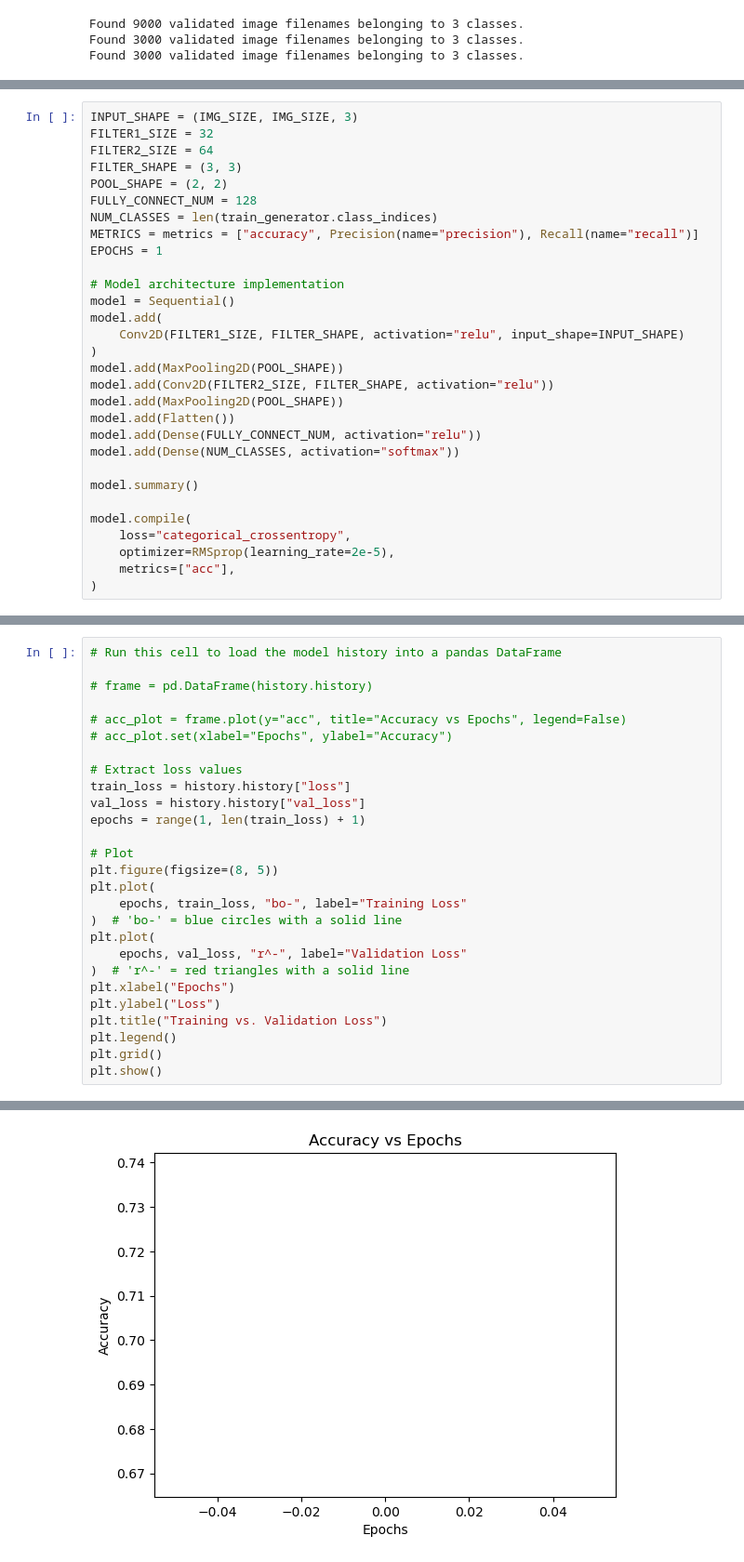
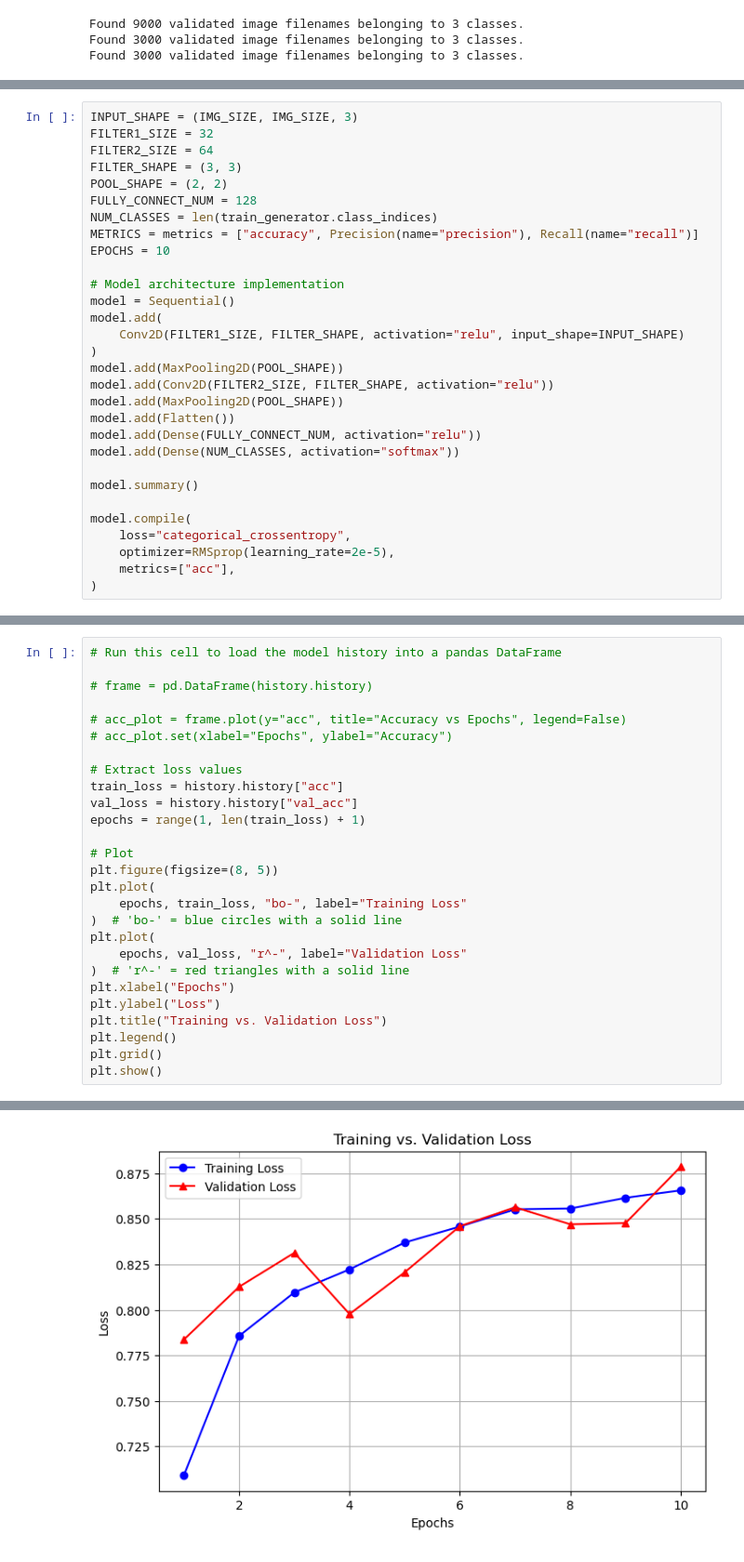
Before and after one commit to sgarnica1/ml-lung-cancer-classification, a Jupyter notebook: lung_cancer.ipynb, the cells around one changed output, grey strips where cells are left out. Shown at 93% size. Saved outputs shown, nothing was run; the diff lists cells and outputs as text.

```diff
--- a/lung_cancer.ipynb
+++ b/lung_cancer.ipynb
@@ -140,7 +140,7 @@ POOL_SHAPE = (2, 2)
 FULLY_CONNECT_NUM = 128
 NUM_CLASSES = len(train_generator.class_indices)
 METRICS = metrics = ["accuracy", Precision(name="precision"), Recall(name="recall")]
-EPOCHS = 1
+EPOCHS = 10
 
 # Model architecture implementation
 model = Sequential()
@@ -203,8 +222,8 @@ loss = history.history["loss"]
 # acc_plot.set(xlabel="Epochs", ylabel="Accuracy")
 
 # Extract loss values
-train_loss = history.history["loss"]
-val_loss = history.history["val_loss"]
+train_loss = history.history["acc"]
+val_loss = history.history["val_acc"]
 epochs = range(1, len(train_loss) + 1)
 
 # Plot
@@ -226,4 +244,4 @@ plt.show()
-[figure, old version]
+[figure, new version]
 # %%
 # acc_plot = frame.plot(y="loss", title="Loss vs Epochs", legend=False)
 # acc_plot.set(xlabel="Epochs", ylabel="Loss")
```
Also changed, not shown: parts of 9 cells of this notebook.
